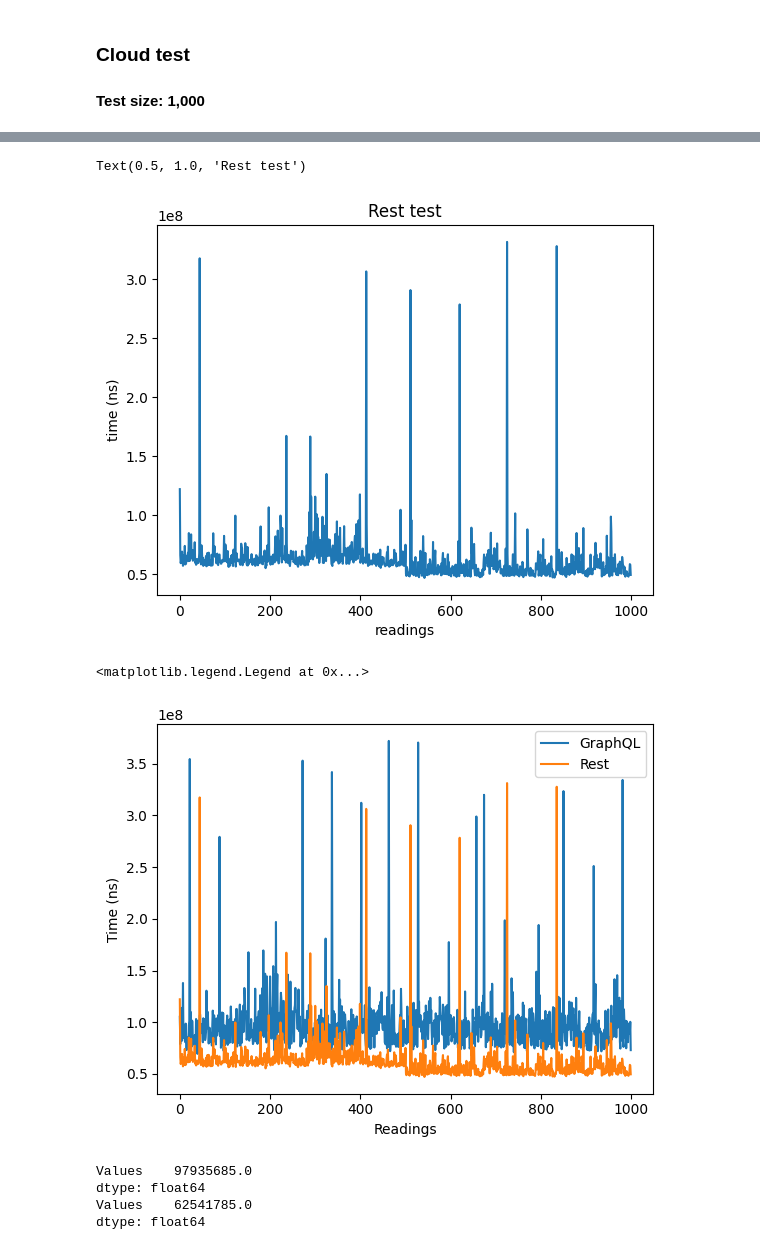
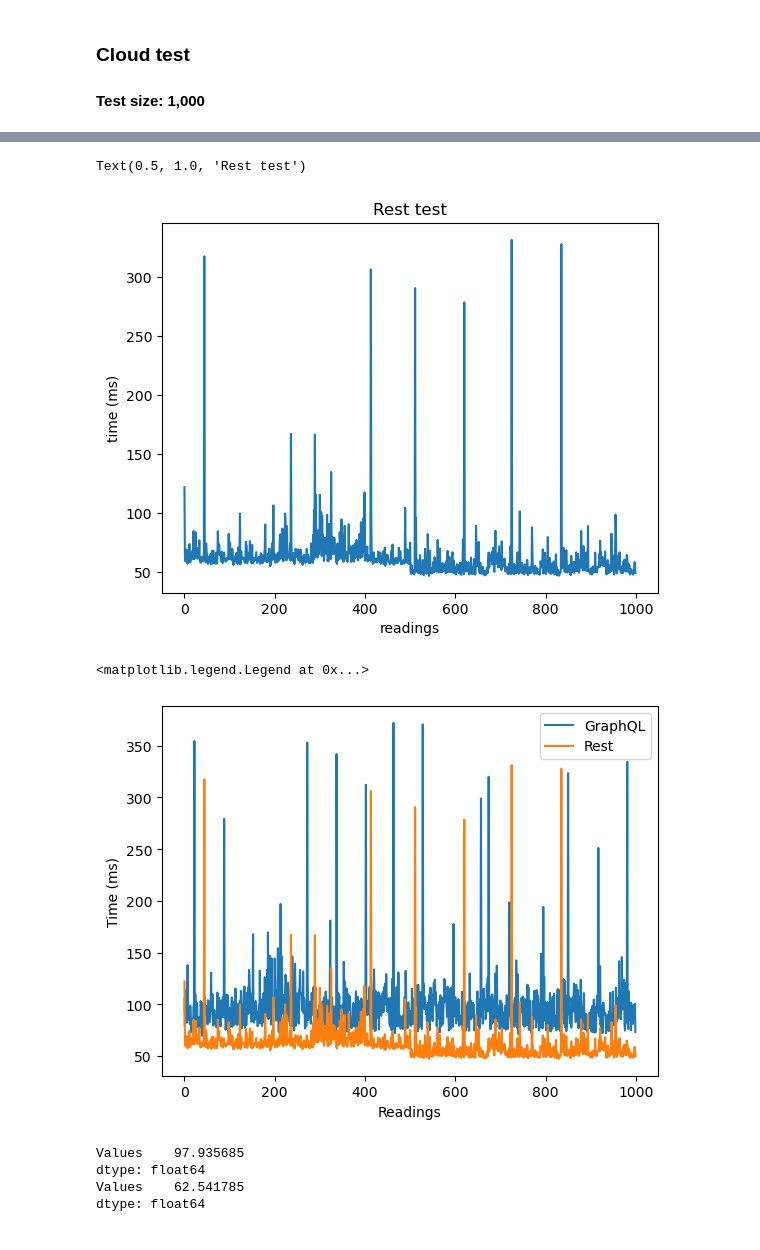
Before and after one commit to emotorad-tech/graph-vs-rest, a Jupyter notebook: test1/comparison.ipynb, the cells around one changed output, grey strips where cells are left out. Drawn from its saved outputs; the diff is of its cells as text; code cells hidden in the pictures.

```diff
--- a/test1/comparison.ipynb
+++ b/test1/comparison.ipynb
@@ -53,6 +61,9 @@ dtype: float64
 # %%
 df_graphql_cloud = pd.read_csv('./graphql-test/cloud_data.csv')
 df_rest_cloud = pd.read_csv('./rest-test/cloud_data.csv')
+
+df_graphql_cloud = df_graphql_cloud / 1000000
+df_rest_cloud = df_rest_cloud / 1000000
 # %%
 y = df_graphql_cloud['Values']
 x = range(len(y))
@@ -68,28 +79,28 @@ y = df_rest_cloud['Values']
 x = range(len(y))
 plt.plot(x, y)
 plt.xlabel('readings')
-plt.ylabel('time (ns)')
+plt.ylabel('time (ms)')
 plt.title('Rest test')
 # %% [output]
 Text(0.5, 1.0, 'Rest test')
-[figure, old version]
+[figure, new version]
 # %%
 y1 = df_graphql_cloud["Values"]
 y2 = df_rest_cloud["Values"]
 x = range(len(y1))
 plt.plot(x, y1, label='GraphQL')
 plt.xlabel('Readings')
-plt.ylabel('Time (ns)')
+plt.ylabel('Time (ms)')
 plt.plot(x, y2, label='Rest')
 plt.legend()
 # %% [output]
 <matplotlib.legend.Legend at 0x...>
-[figure, old version]
+[figure, new version]
 # %%
 print(df_graphql_cloud.mean())
 print(df_rest_cloud.mean())
 # %% [output]
-Values    97935685.0
+Values    97.935685
 dtype: float64
-Values    62541785.0
+Values    62.541785
 dtype: float64
```
Also changed, not shown: parts of 8 cells of this notebook, 53 other files.
